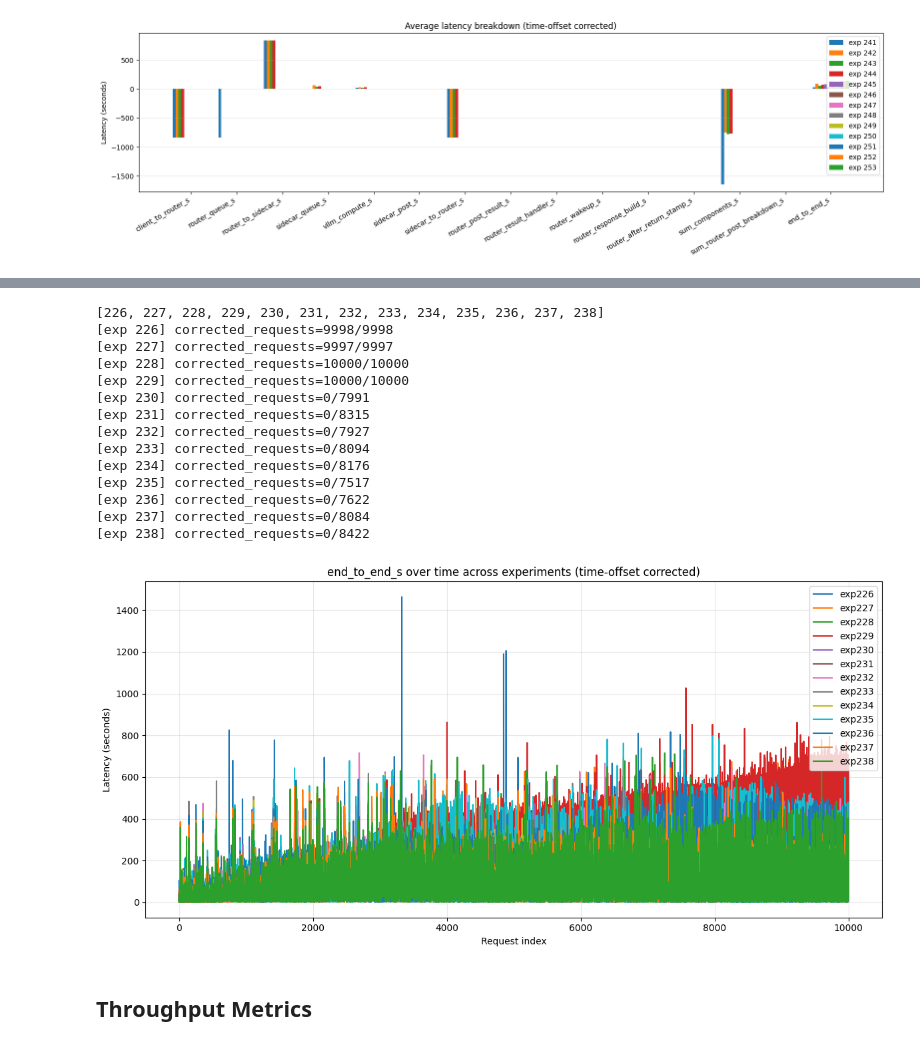
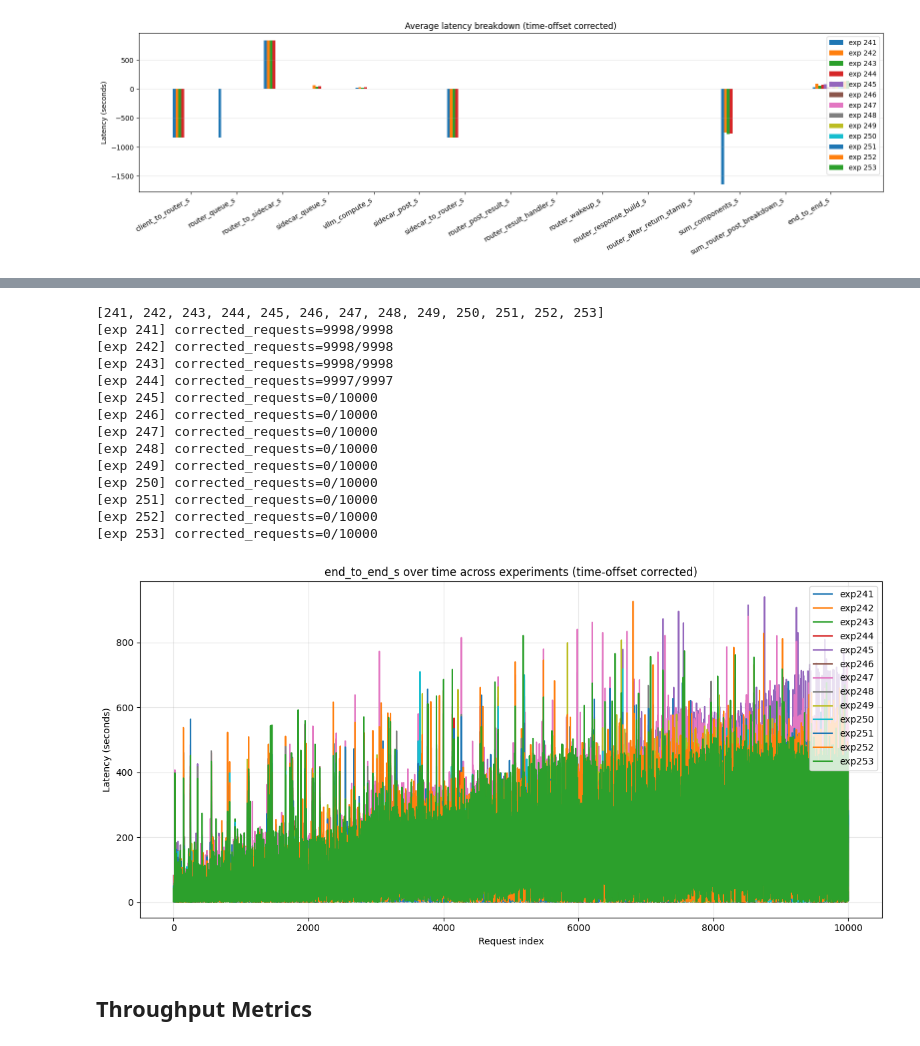
Before and after one commit to immengzi/LLM-LA, a Jupyter notebook: microservice/analysis.ipynb, the cells around one changed output, grey strips where cells are left out. Cells and saved outputs as stored; diff of their text form; code cells hidden in the pictures.

```diff
--- a/microservice/analysis.ipynb
+++ b/microservice/analysis.ipynb
@@ -285,7 +288,7 @@ import matplotlib.pyplot as plt
 # experiments = experiments_from_series(series_ids)
 
 # Option B: by start/end range
-experiments = list(range(226, 239))
+experiments = list(range(241, 254))
 
 # experiments = [142]
 print(experiments)
@@ -308,48 +311,48 @@ plt.figure(figsize=(12, 6))
 for exp_id in experiments:
     df = (
         load_experiment_latencies(
             exp_id=exp_id,
             apply_time_offset_correction=APPLY_TIME_OFFSETS,
         )
         .sort_values("idx")
         .reset_index(drop=True)
     )
     # (optional) sanity: how many requests actually got corrected?
     if APPLY_TIME_OFFSETS and "applied_time_offset_s" in df.columns:
         n_corr = int(df["applied_time_offset_s"].notna().sum())
         print(f"[exp {exp_id}] corrected_requests={n_corr}/{len(df)}")
     if metric not in df.columns:
         print(f"Skipping exp{exp_id}: {metric} not found")
         continue
     x = df["idx"]
     y = df[metric]
     plt.plot(x, y, label=f"exp{exp_id}")
 plt.xlabel("Request index")
 plt.ylabel("Latency (seconds)")
 plt.title(
     f"{metric} over time across experiments "
     + ("(time-offset corrected)" if APPLY_TIME_OFFSETS else "(raw clocks)")
 )
 plt.legend(loc="upper right")
 plt.grid(True, alpha=0.3)
 plt.tight_layout()
 plt.show()
 # %% [output]
-[226, 227, 228, 229, 230, 231, 232, 233, 234, 235, 236, 237, 238]
-[exp 226] corrected_requests=9998/9998
-[exp 227] corrected_requests=9997/9997
-[exp 228] corrected_requests=10000/10000
-[exp 229] corrected_requests=10000/10000
-[exp 230] corrected_requests=0/7991
-[exp 231] corrected_requests=0/8315
-[exp 232] corrected_requests=0/7927
-[exp 233] corrected_requests=0/8094
-[exp 234] corrected_requests=0/8176
-[exp 235] corrected_requests=0/7517
-[exp 236] corrected_requests=0/7622
-[exp 237] corrected_requests=0/8084
-[exp 238] corrected_requests=0/8422
+[241, 242, 243, 244, 245, 246, 247, 248, 249, 250, 251, 252, 253]
+[exp 241] corrected_requests=9998/9998
+[exp 242] corrected_requests=9998/9998
+[exp 243] corrected_requests=9998/9998
+[exp 244] corrected_requests=9997/9997
+[exp 245] corrected_requests=0/10000
+[exp 246] corrected_requests=0/10000
+[exp 247] corrected_requests=0/10000
+[exp 248] corrected_requests=0/10000
+[exp 249] corrected_requests=0/10000
+[exp 250] corrected_requests=0/10000
+[exp 251] corrected_requests=0/10000
+[exp 252] corrected_requests=0/10000
+[exp 253] corrected_requests=0/10000
-[figure, old version]
+[figure, new version]
 # %% [markdown]
 ## Throughput Metrics
 # %%
```
Also changed, not shown: parts of 4 cells of this notebook, 6 other files.
